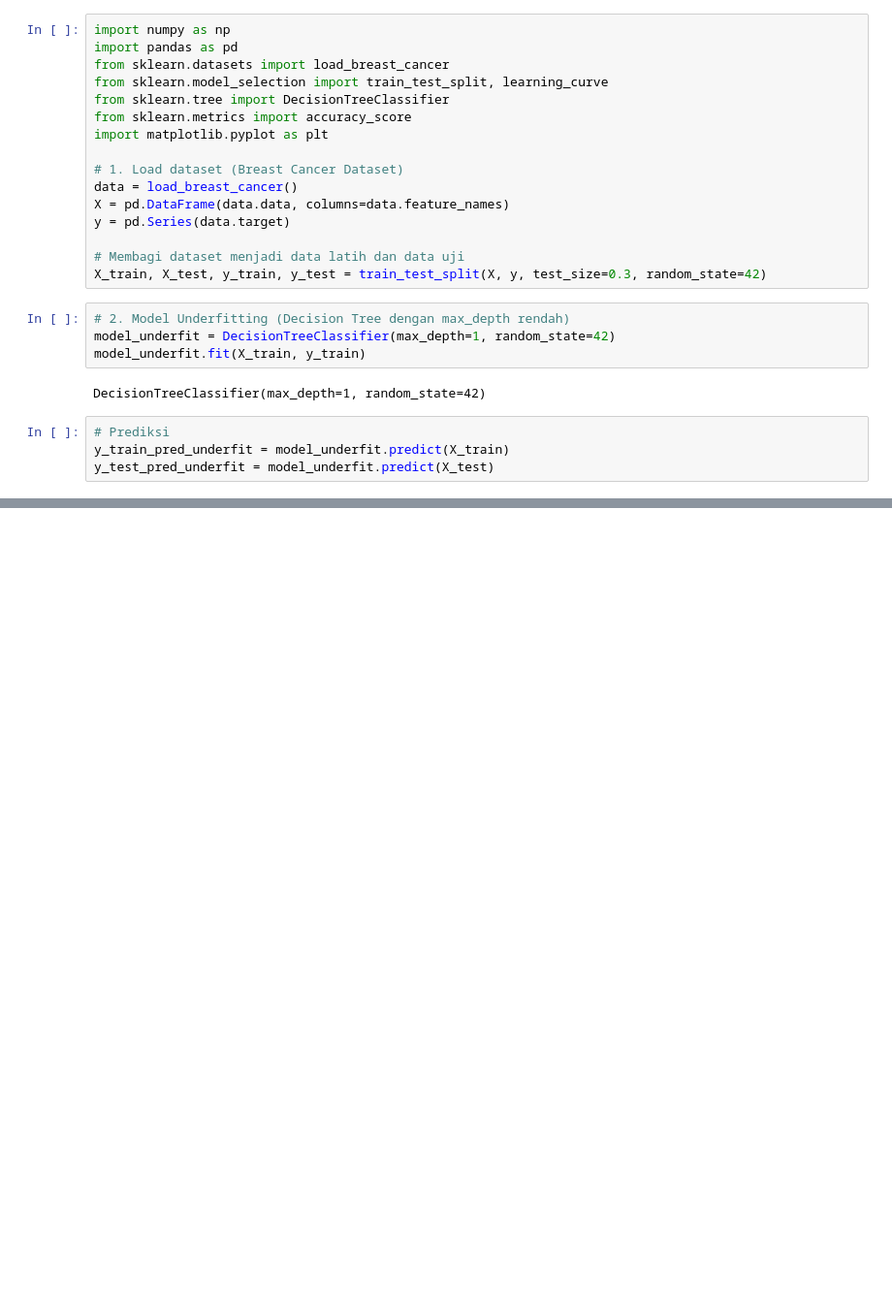
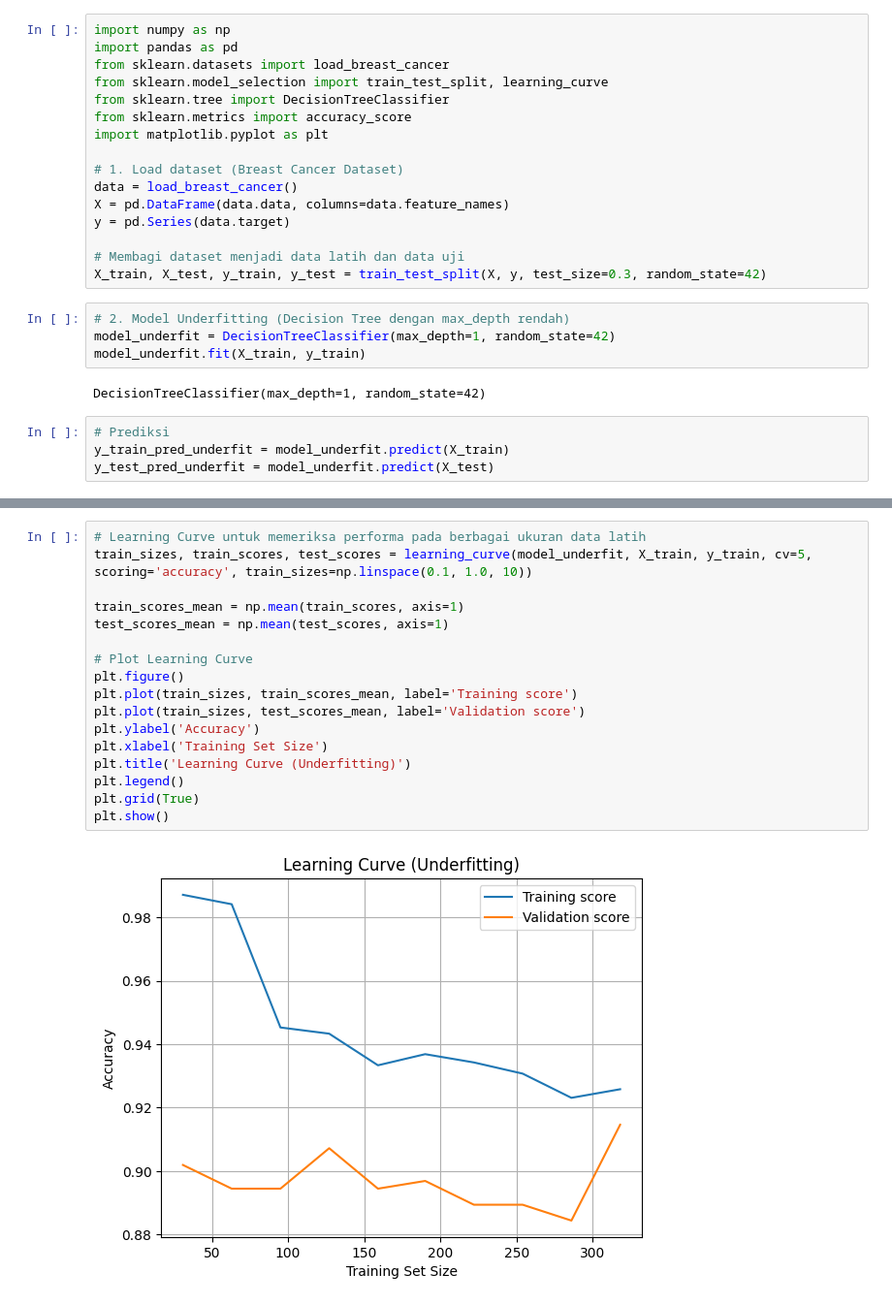
Before and after one commit to adrianramadhan/ML-OverfittingUnderfitting, a Jupyter notebook: underfitting.ipynb, the cells around one changed output, grey strips where cells are left out. Shown: that part at 97% size. Cells and saved outputs as stored; diff of their text form; blank space fills up the shorter version.

Commit message:
underfitting detection

```diff
--- a/underfitting.ipynb
+++ b/underfitting.ipynb
@@ -26,0 +37,19 @@ y_test_pred_underfit = model_underfit.predict(X_test)
+# %%
+# Learning Curve untuk memeriksa performa pada berbagai ukuran data latih
+train_sizes, train_scores, test_scores = learning_curve(model_underfit, X_train, y_train, cv=5, scoring='accuracy', train_sizes=np.linspace(0.1, 1.0, 10))
+
+train_scores_mean = np.mean(train_scores, axis=1)
+test_scores_mean = np.mean(test_scores, axis=1)
+
+# Plot Learning Curve
+plt.figure()
+plt.plot(train_sizes, train_scores_mean, label='Training score')
+plt.plot(train_sizes, test_scores_mean, label='Validation score')
+plt.ylabel('Accuracy')
+plt.xlabel('Training Set Size')
+plt.title('Learning Curve (Underfitting)')
+plt.legend()
+plt.grid(True)
+plt.show()
+# %% [output]
+[figure, added]
```
Also changed, not shown: parts of 2 cells of this notebook.
